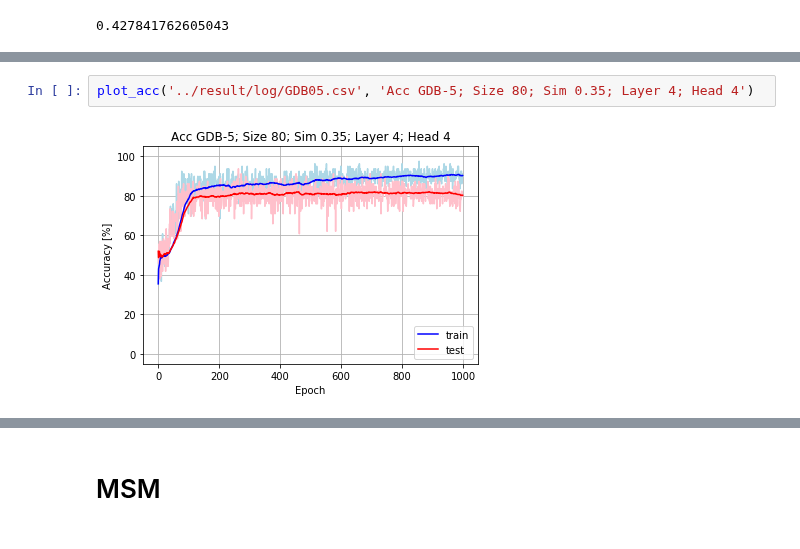
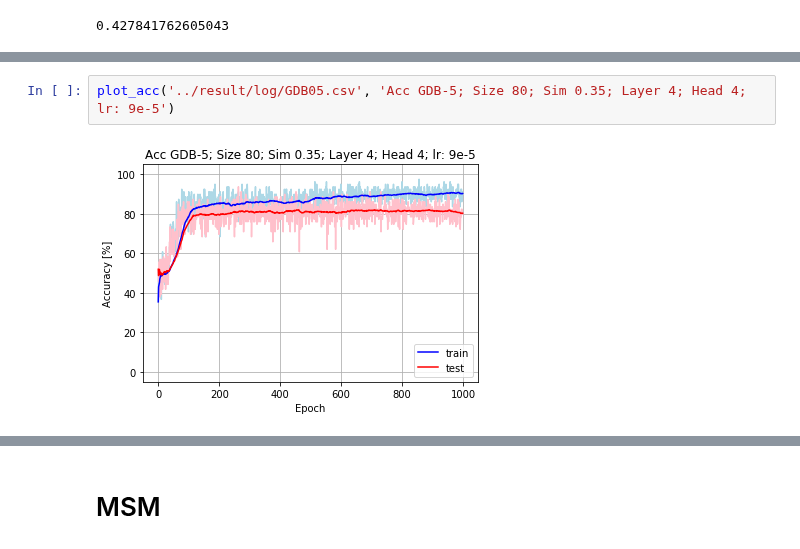
Before and after one commit to DSPsleeporg/smiles-transformer, a Jupyter notebook: smiles_transformer/Untitled.ipynb, the cells around one changed output, grey strips where cells are left out. Drawn from its saved outputs; the diff is of its cells as text.

```diff
--- a/smiles_transformer/Untitled.ipynb
+++ b/smiles_transformer/Untitled.ipynb
@@ -69,4 +69,4 @@ plot_loss('../result/log/GDB05.csv', 'Loss GDB-5; Size 80; Sim 0.35; Layer 4; He
 # %%
-plot_acc('../result/log/GDB05.csv', 'Acc GDB-5; Size 80; Sim 0.35; Layer 4; Head 4')
+plot_acc('../result/log/GDB05.csv', 'Acc GDB-5; Size 80; Sim 0.35; Layer 4; Head 4; lr: 9e-5')
 # %% [output]
-[figure, old version]
+[figure, new version]
```
Also changed, not shown: parts of 7 cells of this notebook, 4 other files.
